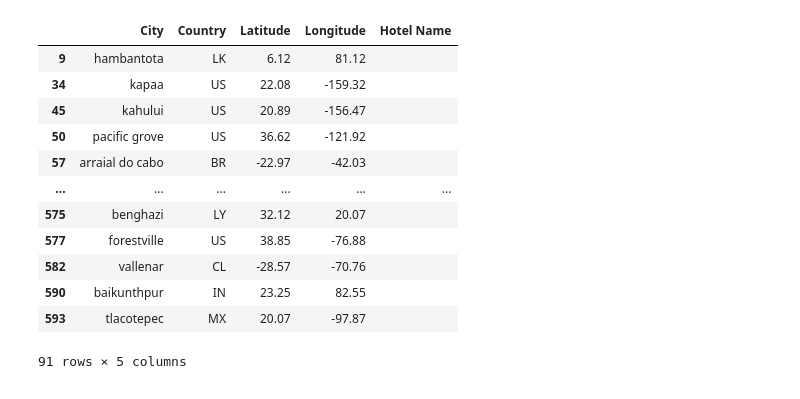
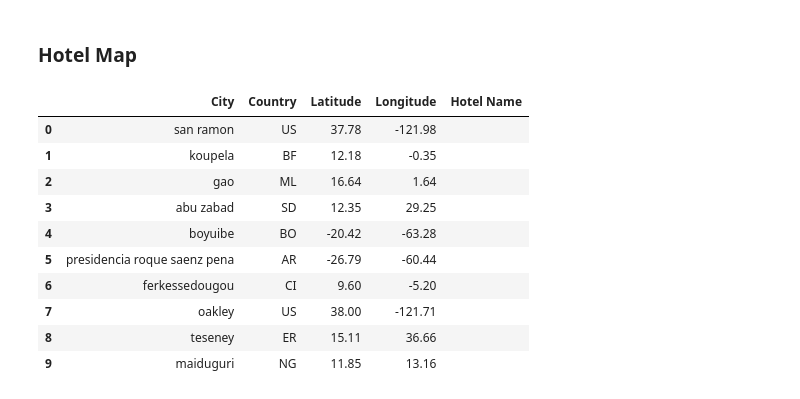
Before and after one commit to Shayoconnell7/python-api-challenge, a Jupyter notebook: VacationPy/VacationPy.ipynb, the cells around one changed output. Saved outputs shown, nothing was run; the diff lists cells and outputs as text; code cells hidden in the pictures.

```diff
--- a/VacationPy/VacationPy.ipynb
+++ b/VacationPy/VacationPy.ipynb
@@ -56,5 +45,5 @@ fig
 # %%
-nice_weather = cd_2.drop(cd_2[(cd_2['Max Temp'] <= 75) | (cd_2['Max Temp'] >= 80) | (cd_2['Cloudiness'] >= 50) | (cd_2['Wind Speed'] >= 10)].index)
+nice_weather = cd_2.drop(cd_2[(cd_2['Max Temp'] <= 74) | (cd_2['Max Temp'] >= 80) | (cd_2['Cloudiness'] >= 50) | (cd_2['Wind Speed'] >= 10)| (cd_2['Humidity'] >= 70)].index)
 
 nice_weather.reset_index(drop=True)
 # %% [output]
@@ -123,21 +61,21 @@ KeyboardInterrupt:
+# %% [markdown]
+### Hotel Map
 # %%
 hotel_df = pd.DataFrame(nice_weather[["City", "Country", "Latitude", "Longitude"]].copy())
 hotel_df["Hotel Name"] = ""
-hotel_df
+hotel_df.reset_index(drop=True)
 # %% [output]
 |  | City | Country | Latitude | Longitude | Hotel Name |
-| 9 | hambantota | LK | 6.12 | 81.12 |  |
-| 34 | kapaa | US | 22.08 | -159.32 |  |
-| 45 | kahului | US | 20.89 | -156.47 |  |
-| 50 | pacific grove | US | 36.62 | -121.92 |  |
-| 57 | arraial do cabo | BR | -22.97 | -42.03 |  |
-| ... | ... | ... | ... | ... | ... |
-| 575 | benghazi | LY | 32.12 | 20.07 |  |
-| 577 | forestville | US | 38.85 | -76.88 |  |
-| 582 | vallenar | CL | -28.57 | -70.76 |  |
-| 590 | baikunthpur | IN | 23.25 | 82.55 |  |
-| 593 | tlacotepec | MX | 20.07 | -97.87 |  |
+| 0 | san ramon | US | 37.78 | -121.98 |  |
+| 1 | koupela | BF | 12.18 | -0.35 |  |
+| 2 | gao | ML | 16.64 | 1.64 |  |
+| 3 | abu zabad | SD | 12.35 | 29.25 |  |
+| 4 | boyuibe | BO | -20.42 | -63.28 |  |
+| 5 | presidencia roque saenz pena | AR | -26.79 | -60.44 |  |
+| 6 | ferkessedougou | CI | 9.60 | -5.20 |  |
+| 7 | oakley | US | 38.00 | -121.71 |  |
+| 8 | teseney | ER | 15.11 | 36.66 |  |
+| 9 | maiduguri | NG | 11.85 | 13.16 |  |
-91 rows × 5 columns
 # %%
 for index, row in nice_weather.iterrows():
     city_name = row['City']
```
Also changed, not shown: parts of 15 cells of this notebook, 14 other files.
